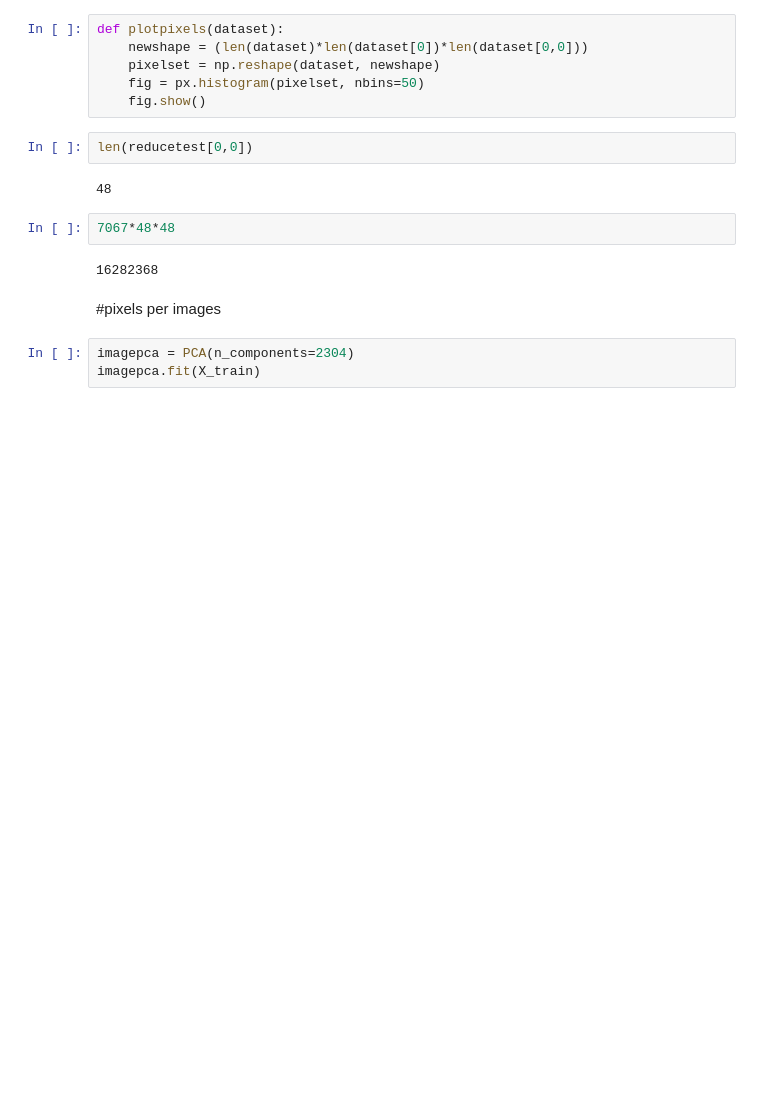
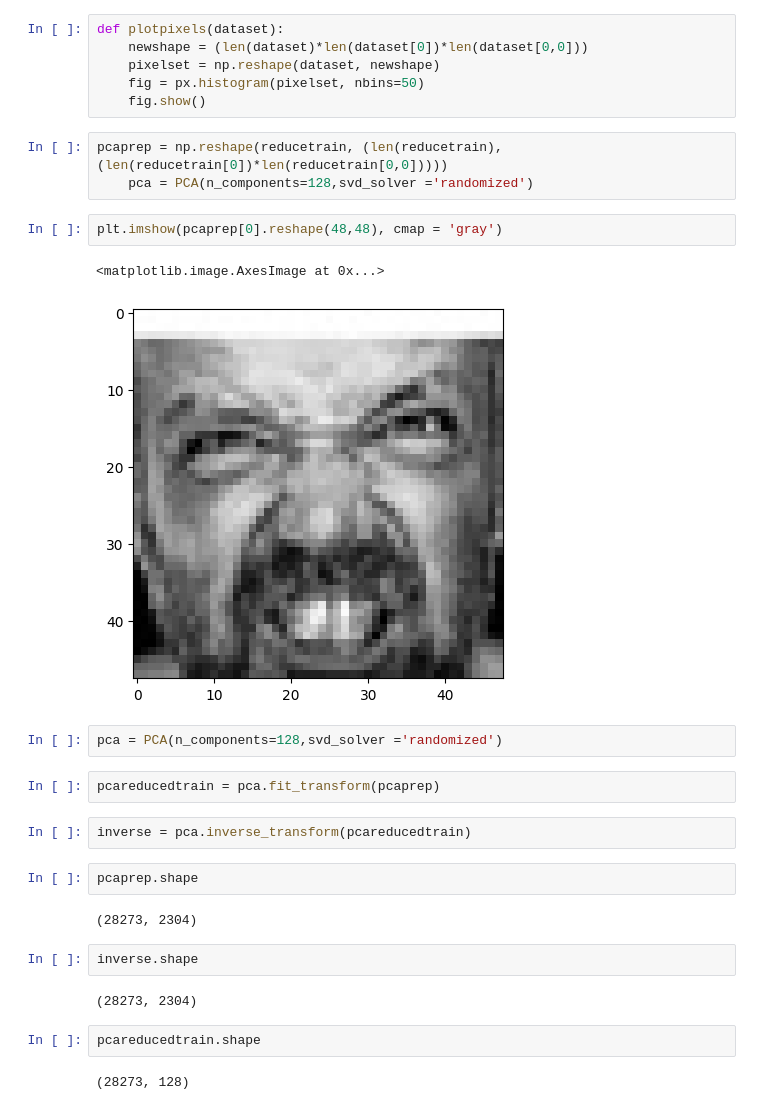
Before and after one commit to apatiras/cmse_831_final, a Jupyter notebook: facial_emotion_classification.ipynb, the cells around one changed output. Saved outputs shown, nothing was run; the diff lists cells and outputs as text; blank space fills up the shorter version.

```diff
--- a/facial_emotion_classification.ipynb
+++ b/facial_emotion_classification.ipynb
@@ -170,16 +188,29 @@ def plotpixels(dataset):
     pixelset = np.reshape(dataset, newshape)
     fig = px.histogram(pixelset, nbins=50)
     fig.show()
-# %%
-len(reducetest[0,0])
-# %% [output]
-48
-# %%
-7067*48*48
-# %% [output]
-16282368
-# %% [markdown]
-#pixels per images
-# %%
-imagepca = PCA(n_components=2304)
-imagepca.fit(X_train)
+# %%
+pcaprep = np.reshape(reducetrain, (len(reducetrain),(len(reducetrain[0])*len(reducetrain[0,0]))))
+    pca = PCA(n_components=128,svd_solver ='randomized')
+# %%
+plt.imshow(pcaprep[0].reshape(48,48), cmap = 'gray')
+# %% [output]
+<matplotlib.image.AxesImage at 0x...>
+[figure, added]
+# %%
+pca = PCA(n_components=128,svd_solver ='randomized')
+# %%
+pcareducedtrain = pca.fit_transform(pcaprep)
+# %%
+inverse = pca.inverse_transform(pcareducedtrain)
+# %%
+pcaprep.shape
+# %% [output]
+(28273, 2304)
+# %%
+inverse.shape
+# %% [output]
+(28273, 2304)
+# %%
+pcareducedtrain.shape
+# %% [output]
+(28273, 128)
```
Also changed, not shown: parts of 17 cells of this notebook.
